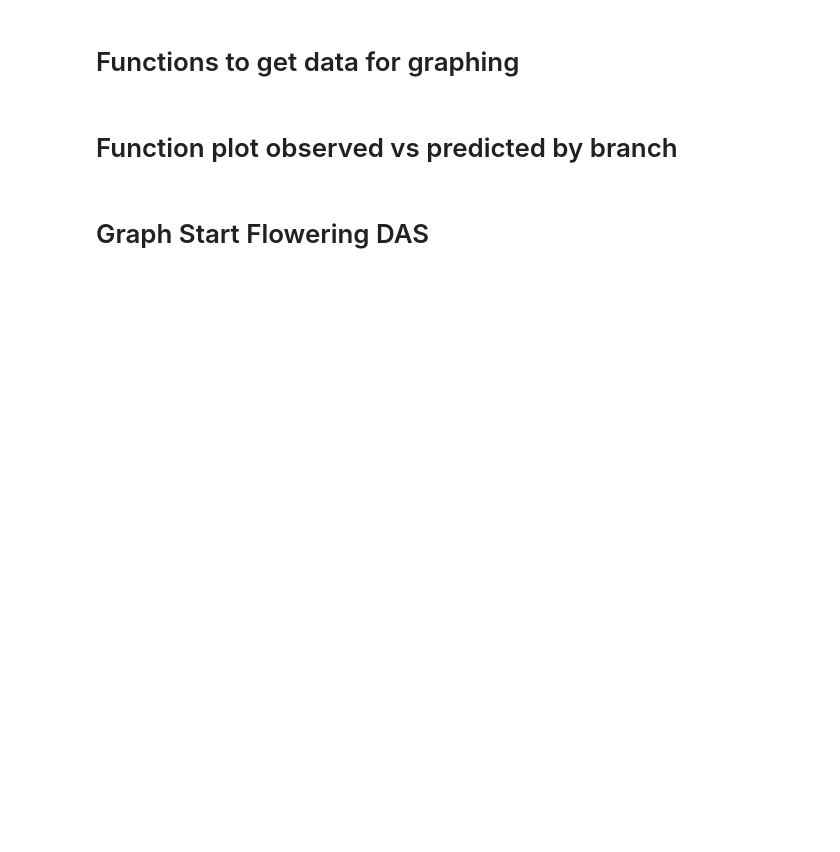
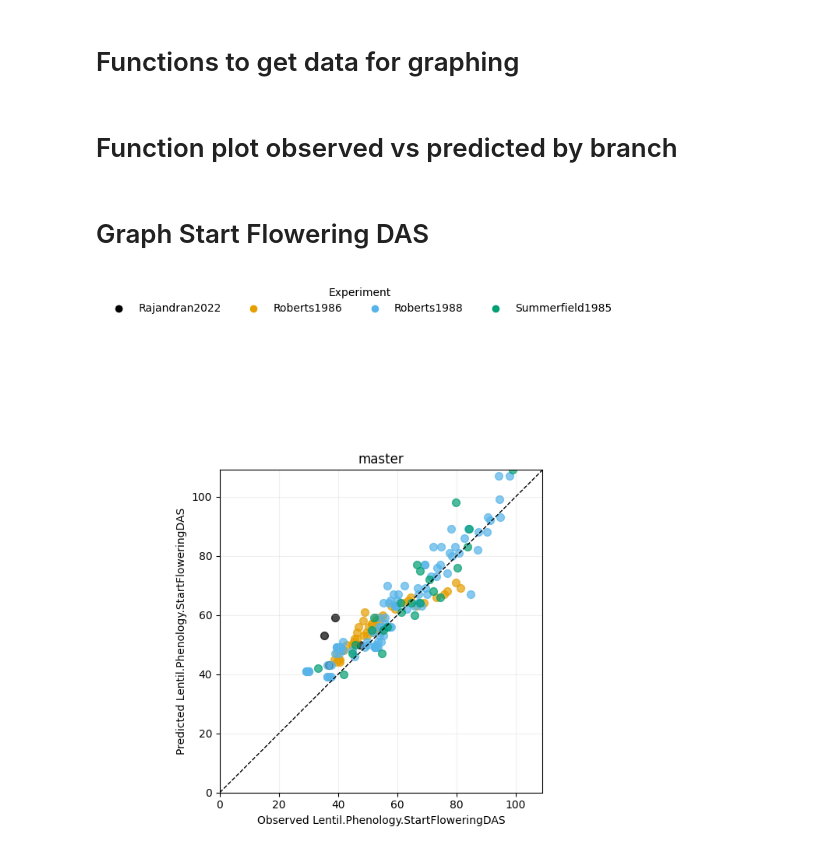
Before and after one commit to HamishBrownPFR/ApsimX, a Jupyter notebook: Prototypes/Lentil/ApsimOutputAgregate.ipynb, the cells around one changed output. Saved outputs shown, nothing was run; the diff lists cells and outputs as text; code cells hidden in the pictures; blank space fills up the shorter version.

Commit message:
Graphing working now

```diff
--- a/Prototypes/Lentil/ApsimOutputAgregate.ipynb
+++ b/Prototypes/Lentil/ApsimOutputAgregate.ipynb
@@ -288,7 +303,43 @@ def load_branch_data(branch_name, git_branch):
                 continue
 
             # ---------------------------------------------
-            # ✅ Attach metadata (branch, file, cultivar)
+            # ✅ CHECK SimulationID alignment (per file)
+            # ---------------------------------------------
+            if pred is not None and obs is not None:
+
+                pred_ids = set(pred["SimulationID"].drop_duplicates())
+                obs_ids  = set(obs["SimulationID"].drop_duplicates())
+
+                # simulations in pred but not in obs
+                missing_ids = pred_ids - obs_ids
+
+                if missing_ids:
+                    print(f"\n⚠️ Missing observed simulations in {sim.name}:")
+                    print(f"Count: {len(missing_ids)}")
+
+                    # attempt to print identifying info from pred
+                    cols_to_show = [
+                        c for c in [
+                            "SimulationID",
+                            "Simulation.Name",   # if present
+                            "Experiment",
+                            "TOS",
+                            "Variety",
+                            "WaterTrt"
+                        ] if c in pred.columns
+                    ]
+
+                    missing_rows = (
+                        pred[pred["SimulationID"].isin(missing_ids)]
+                        [cols_to_show]
+                        .drop_duplicates()
+                        .sort_values("SimulationID")
+                    )
+
+                    print(missing_rows.head(20))  # limit output
+
+            # ---------------------------------------------
+            # ✅ Attach metadata (branch, file)
             # ---------------------------------------------
             if pred is not None:
                 pred["branch"] = branch_name
@@ -661,7 +744,7 @@ def plot_obs_pred_by_branch(
     # ATTACH METADATA
     # -------------------------------
     meta = tidy[[
-        "branch", "file", "SimulationID", "Experiment", "Lentil.SowingData.Cultivar"
+        "branch", "file", "SimulationID", "Experiment", f"{CROP}.SowingData.Cultivar"
     ]].drop_duplicates()
 
     pivot = pivot.merge(
@@ -871,12 +954,13 @@ def plot_obs_pred_by_branch(
 # %%
 plot_obs_pred_by_branch(
     tidy,
-    "Lentil.Phenology.StartPoddingDAS",
+    "Lentil.Phenology.StartFloweringDAS",
     color_by = "Experiment",
-    filters = {"Lentil.SowingData.Cultivar": ["Bolt"],
-    }
+    filters = {"Lentil.SowingData.Cultivar": ["Precoz"]}
 )
 plt.show()
+# %% [output]
+[figure, added]
 # %%
 plot_obs_pred_by_branch(
     tidy,
```
Also changed, not shown: parts of 20 cells of this notebook, 1 other file.
